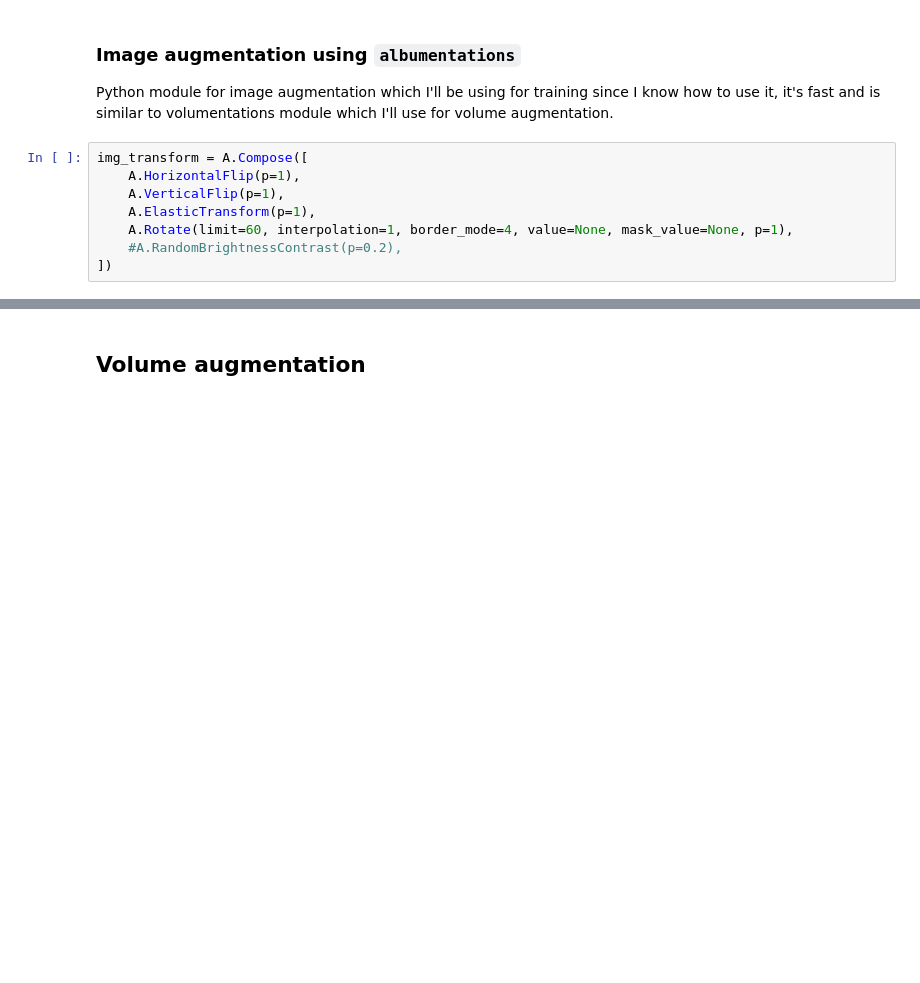
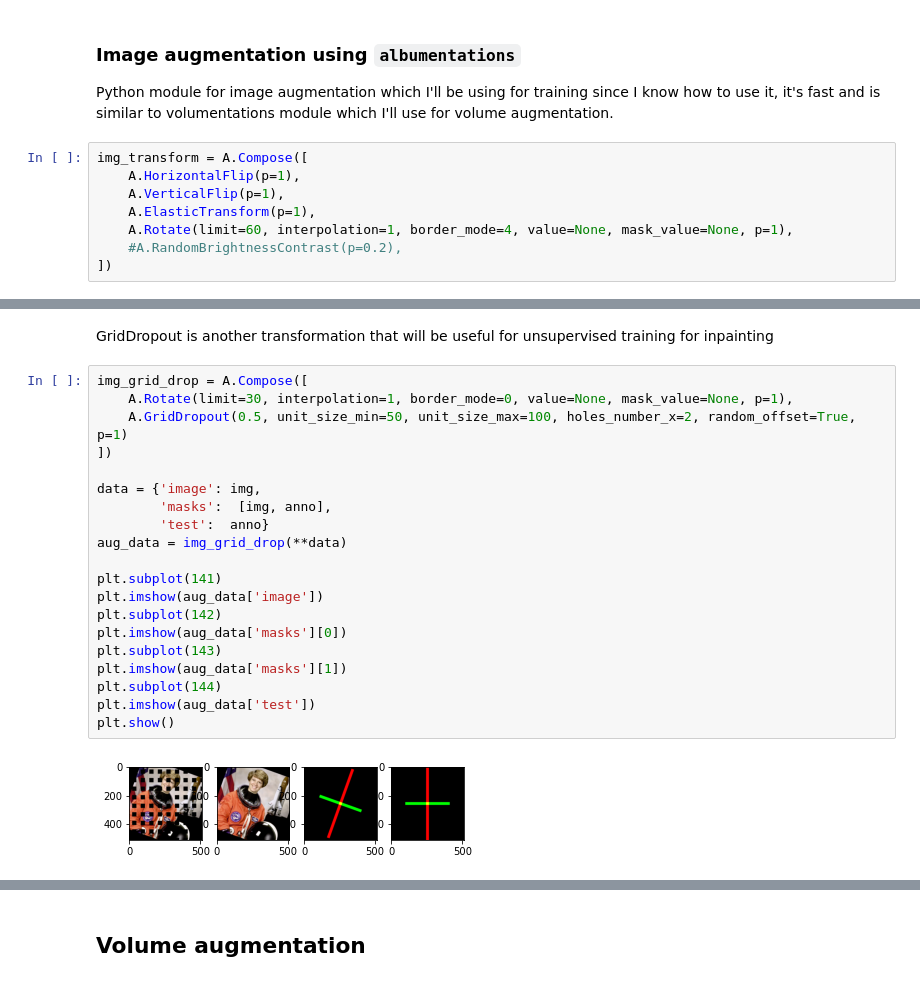
Before and after one commit to linum-uqam/carreno-cytonemes, a Jupyter notebook: notebooks/data_augmentation.ipynb, the cells around one changed output, grey strips where cells are left out. Saved outputs shown, nothing was run; the diff lists cells and outputs as text; blank space fills up the shorter version.

```diff
--- a/notebooks/data_augmentation.ipynb
+++ b/notebooks/data_augmentation.ipynb
@@ -133,0 +132,24 @@ plt.show()
+# %% [markdown]
+GridDropout is another transformation that will be useful for unsupervised training for inpainting
+# %%
+img_grid_drop = A.Compose([
+    A.Rotate(limit=30, interpolation=1, border_mode=0, value=None, mask_value=None, p=1),
+    A.GridDropout(0.5, unit_size_min=50, unit_size_max=100, holes_number_x=2, random_offset=True, p=1)
+])
+
+data = {'image': img,
+        'masks':  [img, anno],
+        'test':  anno}
+aug_data = img_grid_drop(**data)
+
+plt.subplot(141)
+plt.imshow(aug_data['image'])
+plt.subplot(142)
+plt.imshow(aug_data['masks'][0])
+plt.subplot(143)
+plt.imshow(aug_data['masks'][1])
+plt.subplot(144)
+plt.imshow(aug_data['test'])
+plt.show()
+# %% [output]
+[figure, added]
```
Also changed, not shown: parts of 15 cells of this notebook, 34 other files.
